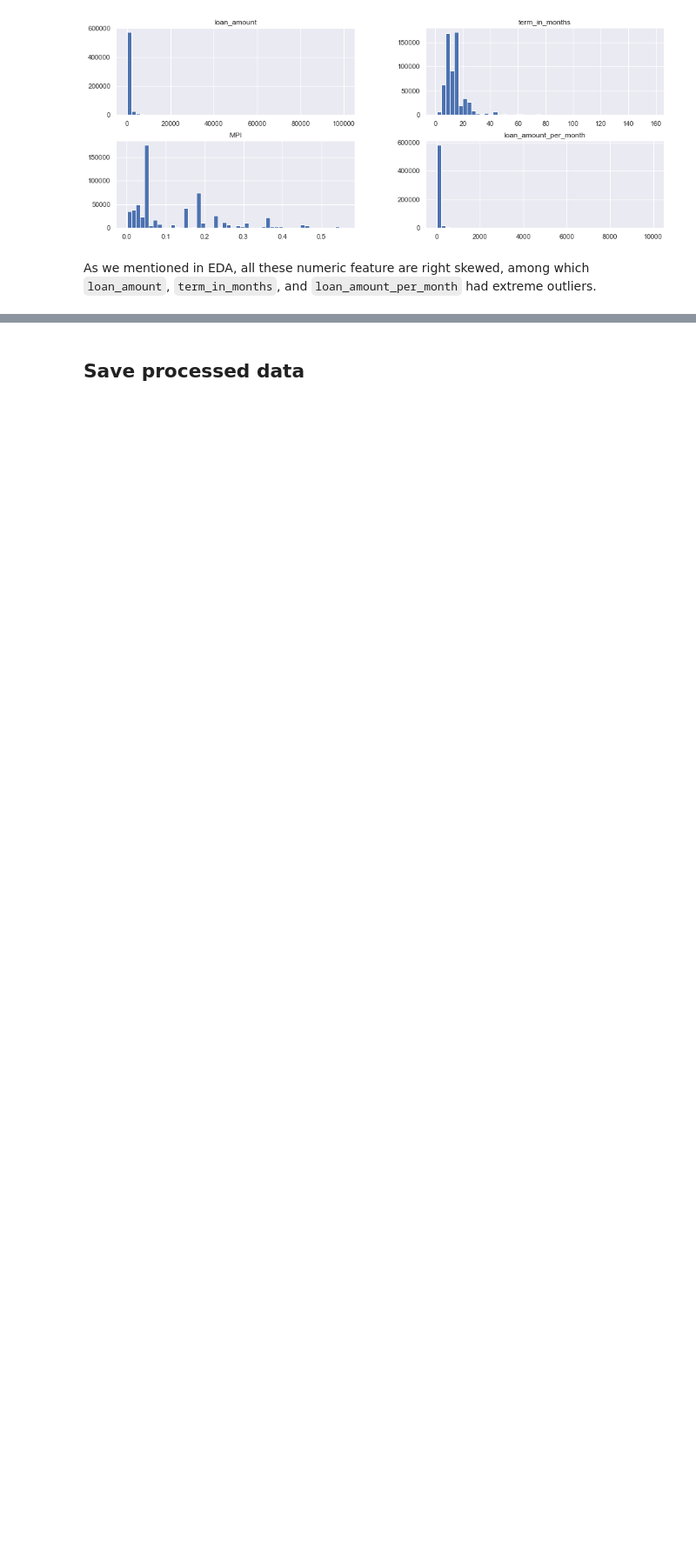
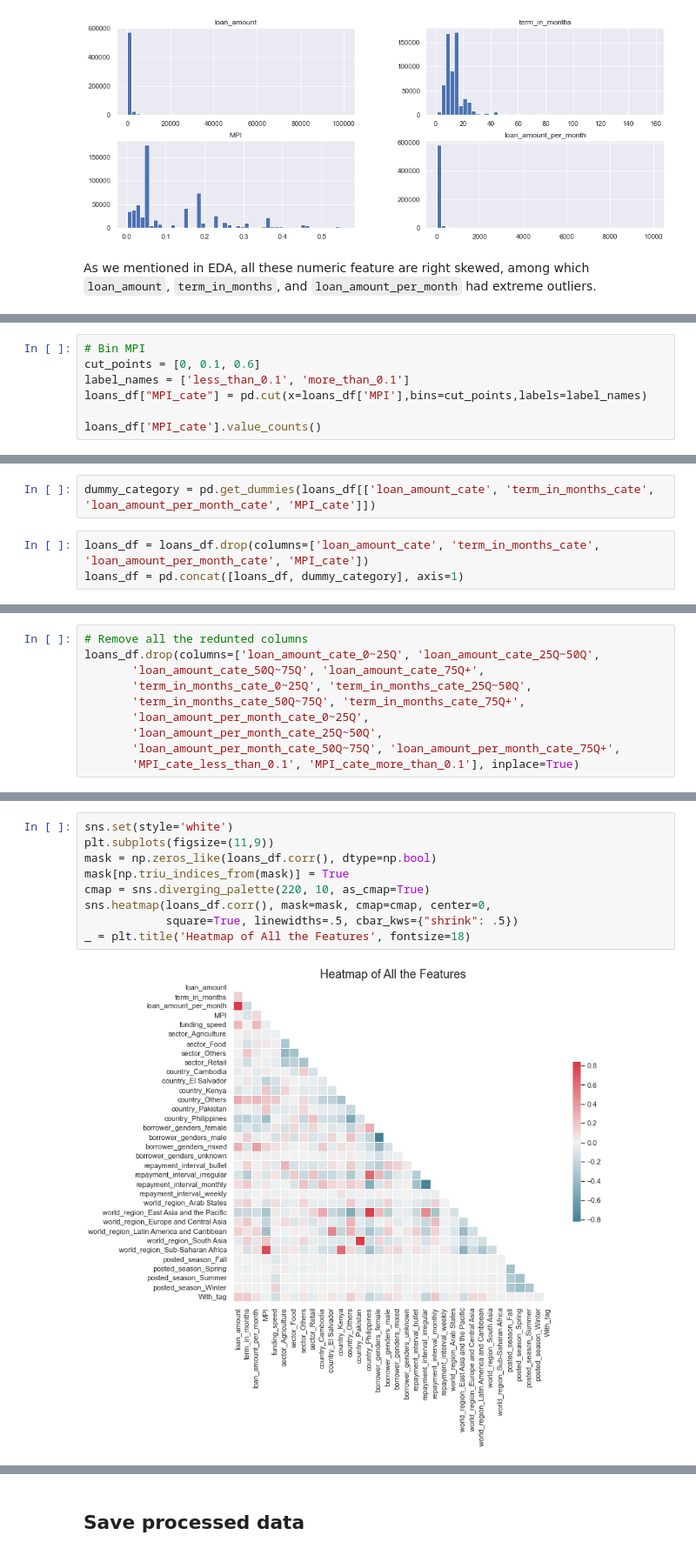
Before and after one commit to lasayin/Crowdfunding-on-Kiva-Platform, a Jupyter notebook: Kiva_Crowdfunding_Preprocessing.ipynb, the cells around one changed output, grey strips where cells are left out. Shown at 87% size. Drawn from its saved outputs; the diff is of its cells as text; blank space fills up the shorter version.

```diff
--- a/Kiva_Crowdfunding_Preprocessing.ipynb
+++ b/Kiva_Crowdfunding_Preprocessing.ipynb
@@ -468,0 +485,7 @@ sns.heatmap(loans_df.corr())
+# %%
+# Bin MPI
+cut_points = [0, 0.1, 0.6]
+label_names = ['less_than_0.1', 'more_than_0.1']
+loans_df["MPI_cate"] = pd.cut(x=loans_df['MPI'],bins=cut_points,labels=label_names)
+
+loans_df['MPI_cate'].value_counts()
@@ -468,0 +518,5 @@ sns.heatmap(loans_df.corr())
+# %%
+dummy_category = pd.get_dummies(loans_df[['loan_amount_cate', 'term_in_months_cate', 'loan_amount_per_month_cate', 'MPI_cate']])
+# %%
+loans_df = loans_df.drop(columns=['loan_amount_cate', 'term_in_months_cate', 'loan_amount_per_month_cate', 'MPI_cate'])
+loans_df = pd.concat([loans_df, dummy_category], axis=1)
@@ -468,0 +768,10 @@ sns.heatmap(loans_df.corr())
+# %%
+# Remove all the redunted columns
+loans_df.drop(columns=['loan_amount_cate_0~25Q', 'loan_amount_cate_25Q~50Q',
+       'loan_amount_cate_50Q~75Q', 'loan_amount_cate_75Q+',
+       'term_in_months_cate_0~25Q', 'term_in_months_cate_25Q~50Q',
+       'term_in_months_cate_50Q~75Q', 'term_in_months_cate_75Q+',
+       'loan_amount_per_month_cate_0~25Q',
+       'loan_amount_per_month_cate_25Q~50Q',
+       'loan_amount_per_month_cate_50Q~75Q', 'loan_amount_per_month_cate_75Q+',
+       'MPI_cate_less_than_0.1', 'MPI_cate_more_than_0.1'], inplace=True)
@@ -468,0 +812,11 @@ sns.heatmap(loans_df.corr())
+# %%
+sns.set(style='white')
+plt.subplots(figsize=(11,9))
+mask = np.zeros_like(loans_df.corr(), dtype=np.bool)
+mask[np.triu_indices_from(mask)] = True
+cmap = sns.diverging_palette(220, 10, as_cmap=True)
+sns.heatmap(loans_df.corr(), mask=mask, cmap=cmap, center=0,
+            square=True, linewidths=.5, cbar_kws={"shrink": .5})
+_ = plt.title('Heatmap of All the Features', fontsize=18)
+# %% [output]
+[figure, added]
```
Also changed, not shown: parts of 103 cells of this notebook.
